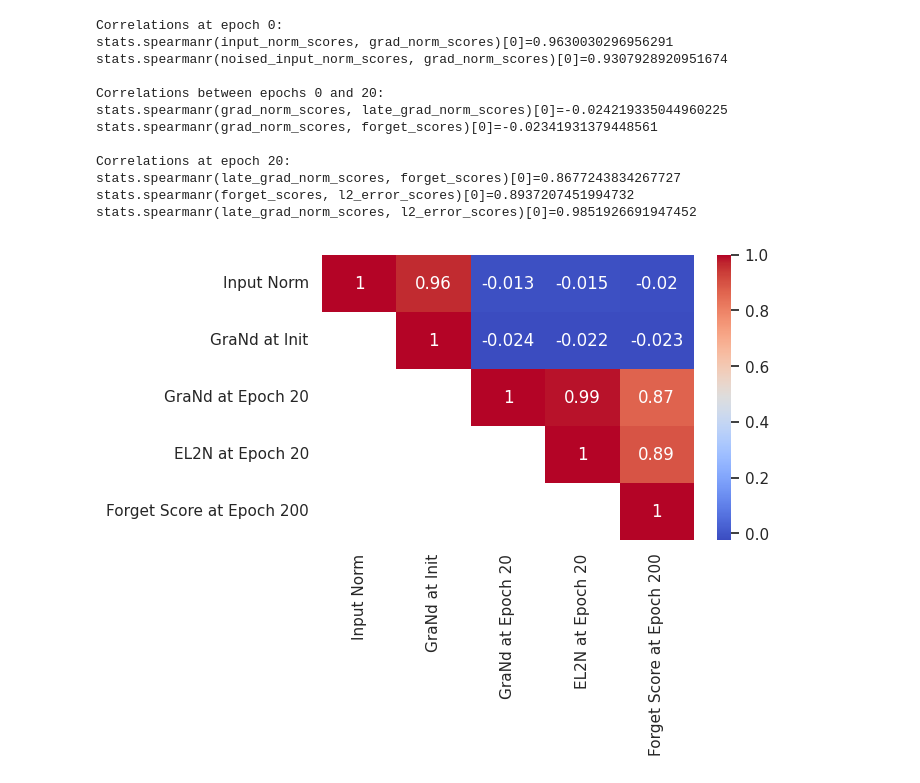
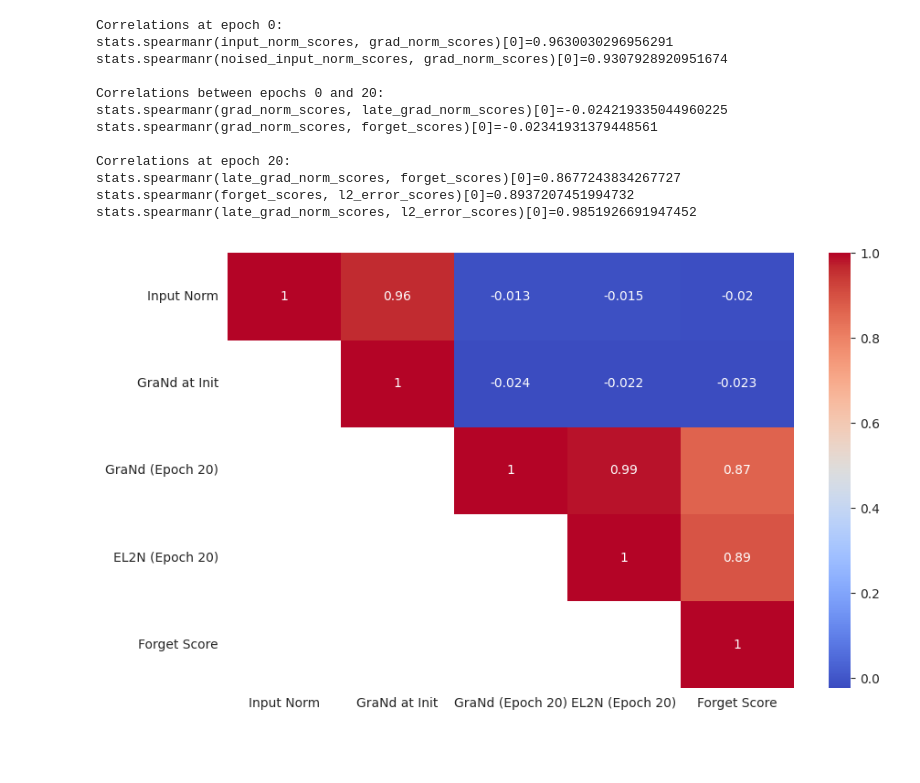
Before and after one commit to BlackHC/data_diet, a Jupyter notebook: analysis/compare_scores.ipynb, the cells around one changed output. Drawn from its saved outputs; the diff is of its cells as text; code cells hidden in the pictures; blank space fills up the shorter version.

Commit message:
Add plots

```diff
--- a/analysis/compare_scores.ipynb
+++ b/analysis/compare_scores.ipynb
@@ -43,4 +44,4 @@ from copy import copy
 # set seaborn style
 sns.set_style("white")
 # make the background opaque
-sns.set(rc={'figure.facecolor':'white', 'figure.edgecolor':'white'})
+#sns.set(rc={'figure.facecolor':'white', 'figure.edgecolor':'white'})
@@ -137,31 +141,31 @@ stats.spearmanr(late_grad_norm_scores, l2_error_scores)[0]=0.9851926691947452
 # %%
 # Creata "rank correlation" table between input norm, grad_norm, late_grad_norm, forget_scores, and l2_error_scores
 import pandas as pd
 
 # Create a dataframe with the correlations
 corr_df = pd.DataFrame({'Input Norm': input_norm_scores,
                         'GraNd at Init': grad_norm_scores,
-                        'GraNd at Epoch 20': late_grad_norm_scores,
-                        'EL2N at Epoch 20': l2_error_scores,
-                        'Forget Score at Epoch 200': forget_scores,
+                        'GraNd (Epoch 20)': late_grad_norm_scores,
+                        'EL2N (Epoch 20)': l2_error_scores,
+                        'Forget Score': forget_scores,
                         })
 
 
 # Create a "rank correlation" table between input norm, grad_norm, late_grad_norm, forget_scores, and l2_error_scores
 rcorrs = corr_df.corr(method='spearman')
 
 # Remove all columns with column index greater row index
 rcorrs = rcorrs.where(np.triu(np.ones(rcorrs.shape)).astype(bool))
 
 #rcorrs = rcorrs.where(~np.triu(np.ones(rcorrs.shape)).astype(bool))
 
 # Plot the heatmap
-plt.figure(figsize=(6,6/1.618))
+plt.figure(figsize=(10,10/1.618))
 sns.heatmap(rcorrs, annot=True, cmap='coolwarm')
-plt.savefig('orgrepo_rankcorrelation_heatmap.svg',
+plt.savefig('orgrepo_rankcorrelation_heatmap.pdf',
             bbox_inches='tight', pad_inches=0, transparent=True)
-plt.savefig('orgrepo_rankcorrelation_heatmap.png', dpi=300,
-            bbox_inches='tight', pad_inches=0, transparent=True)
+# plt.savefig('orgrepo_rankcorrelation_heatmap.png', dpi=300,
+#             bbox_inches='tight', pad_inches=0, transparent=True)
 plt.show()
 # %% [output]
-[figure, old version]
+[figure, new version]
```
Also changed, not shown: parts of 4 cells of this notebook, 11 other files.
